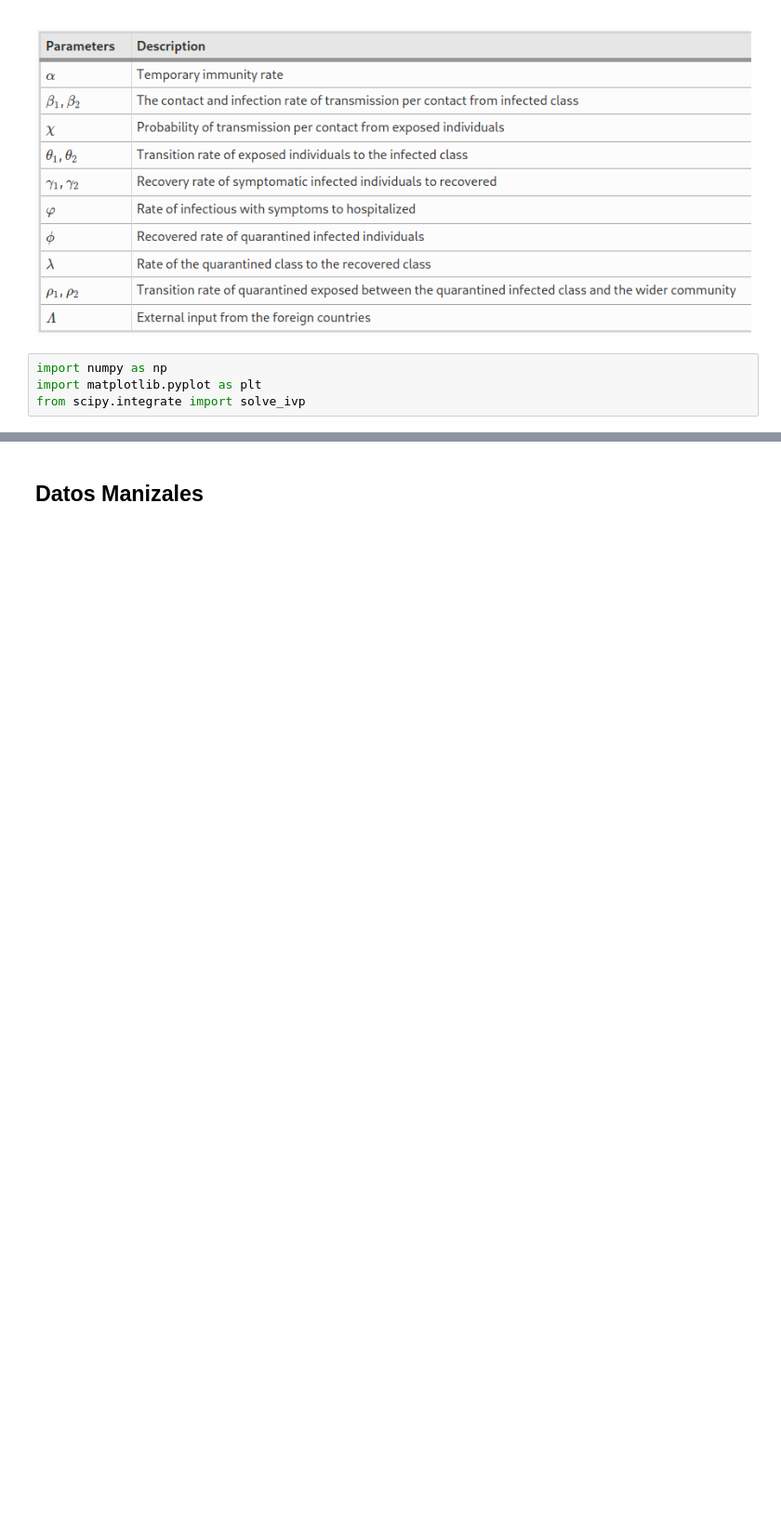
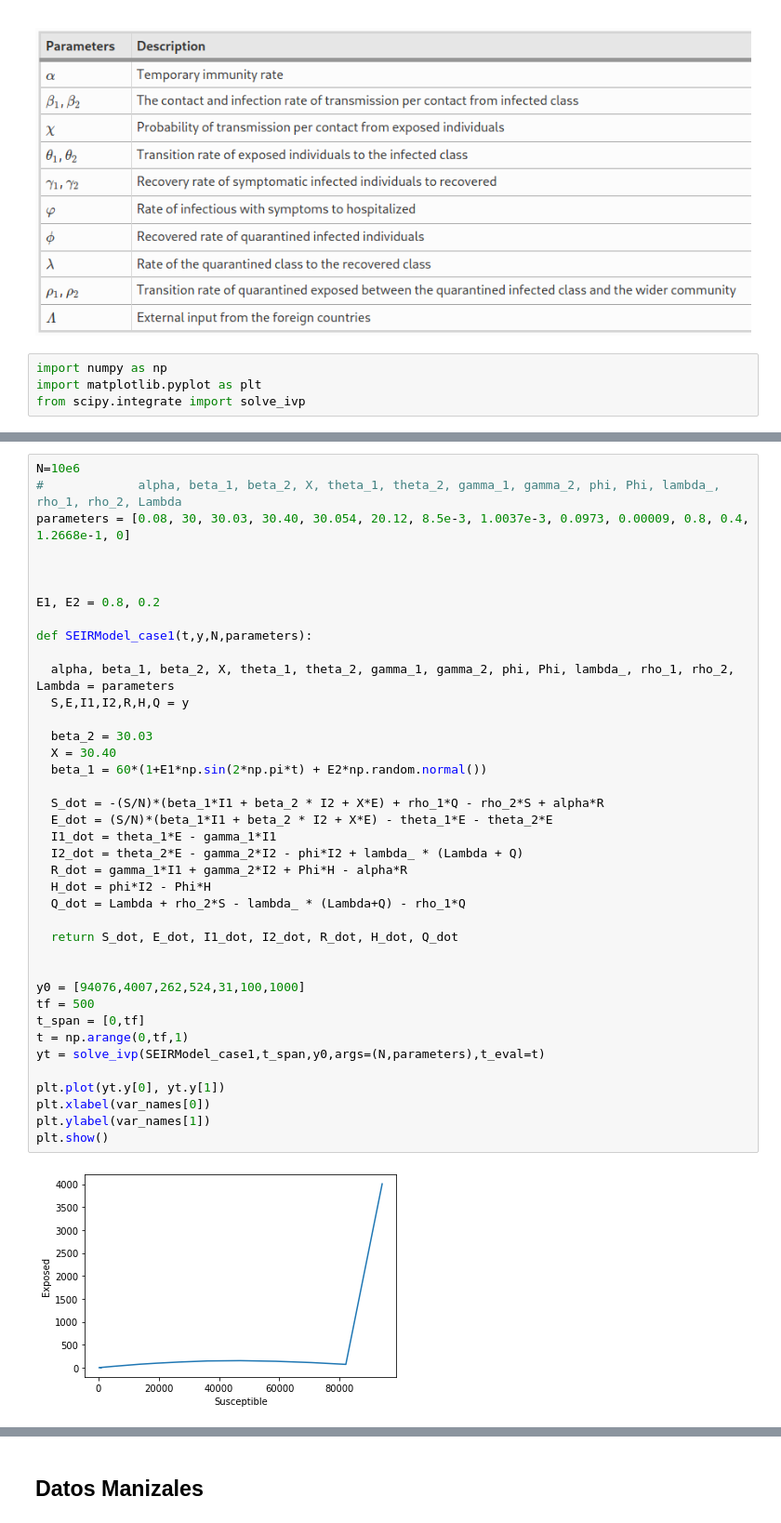
Before and after one commit to Rmejiaz/ModeladoSimulacion, a Jupyter notebook: Cuadernos/Proyecto.ipynb, the cells around one changed output, grey strips where cells are left out. Shown at 93% size. Drawn from its saved outputs; the diff is of its cells as text; blank space fills up the shorter version.

Commit message:
Added the cases of seasonality and stochastic infection

```diff
--- a/Cuadernos/Proyecto.ipynb
+++ b/Cuadernos/Proyecto.ipynb
@@ -91,0 +104,41 @@ plt.show()
+# %%
+N=10e6
+#             alpha, beta_1, beta_2, X, theta_1, theta_2, gamma_1, gamma_2, phi, Phi, lambda_, rho_1, rho_2, Lambda
+parameters = [0.08, 30, 30.03, 30.40, 30.054, 20.12, 8.5e-3, 1.0037e-3, 0.0973, 0.00009, 0.8, 0.4, 1.2668e-1, 0]
+
+
+
+E1, E2 = 0.8, 0.2
+
+def SEIRModel_case1(t,y,N,parameters):
+
+  alpha, beta_1, beta_2, X, theta_1, theta_2, gamma_1, gamma_2, phi, Phi, lambda_, rho_1, rho_2, Lambda = parameters
+  S,E,I1,I2,R,H,Q = y
+
+  beta_2 = 30.03
+  X = 30.40
+  beta_1 = 60*(1+E1*np.sin(2*np.pi*t) + E2*np.random.normal())
+
+  S_dot = -(S/N)*(beta_1*I1 + beta_2 * I2 + X*E) + rho_1*Q - rho_2*S + alpha*R
+  E_dot = (S/N)*(beta_1*I1 + beta_2 * I2 + X*E) - theta_1*E - theta_2*E
+  I1_dot = theta_1*E - gamma_1*I1
+  I2_dot = theta_2*E - gamma_2*I2 - phi*I2 + lambda_ * (Lambda + Q)
+  R_dot = gamma_1*I1 + gamma_2*I2 + Phi*H - alpha*R
+  H_dot = phi*I2 - Phi*H
+  Q_dot = Lambda + rho_2*S - lambda_ * (Lambda+Q) - rho_1*Q
+
+  return S_dot, E_dot, I1_dot, I2_dot, R_dot, H_dot, Q_dot
+
+
+y0 = [94076,4007,262,524,31,100,1000]
+tf = 500
+t_span = [0,tf]
+t = np.arange(0,tf,1)
+yt = solve_ivp(SEIRModel_case1,t_span,y0,args=(N,parameters),t_eval=t)
+
+plt.plot(yt.y[0], yt.y[1])
+plt.xlabel(var_names[0])
+plt.ylabel(var_names[1])
+plt.show()
+# %% [output]
+[figure, added]
```
Also changed, not shown: parts of 18 cells of this notebook.
